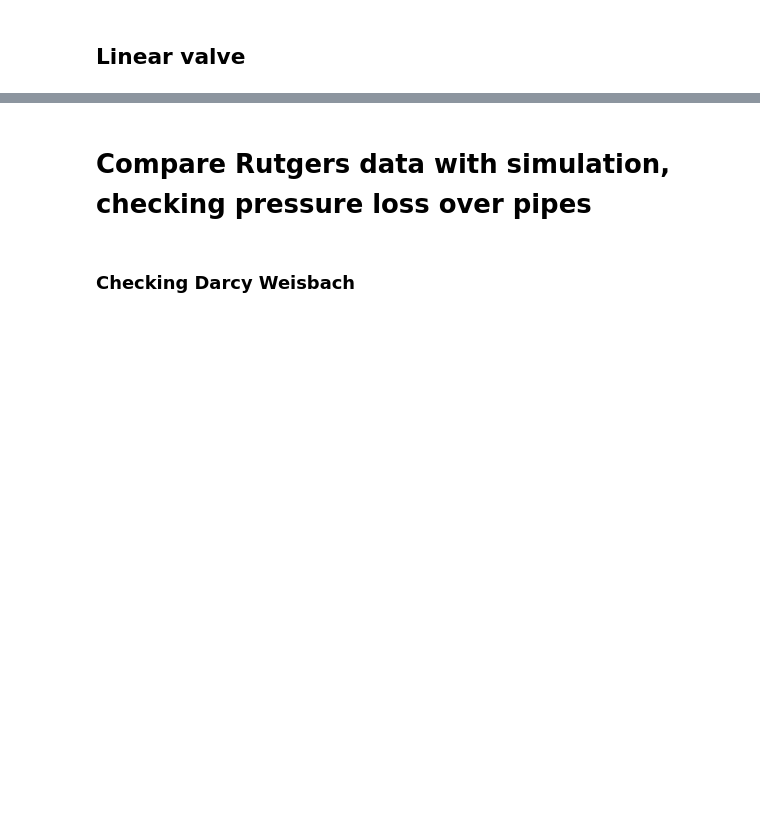
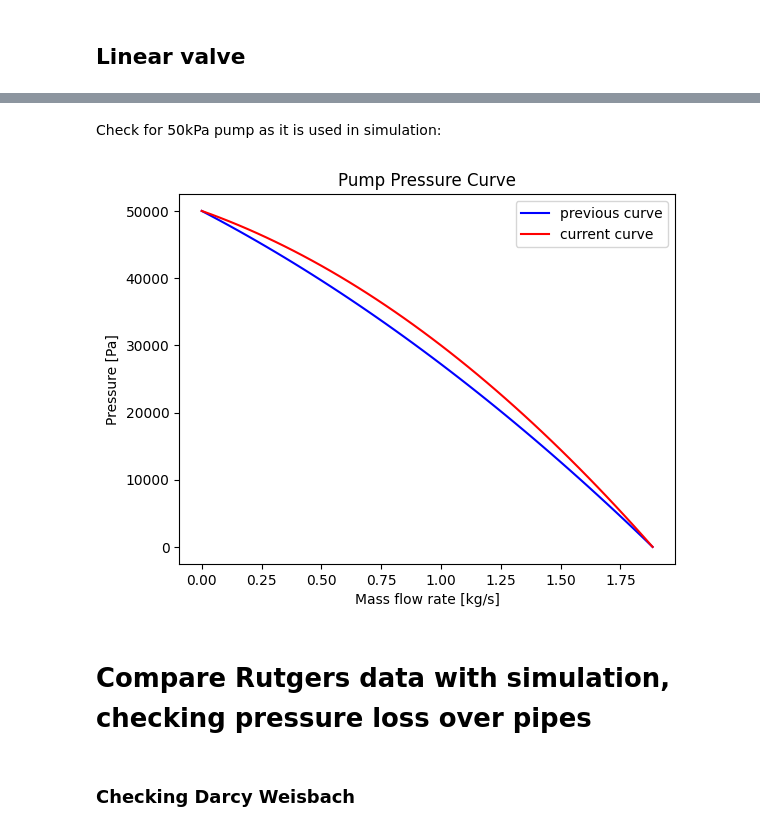
Before and after one commit to Pietervb2/thesis, a Jupyter notebook: obtain_realistic parameters.ipynb, the cells around one changed output, grey strips where cells are left out. Drawn from its saved outputs; the diff is of its cells as text; code cells hidden in the pictures; blank space fills up the shorter version.

Commit message:
checked all components, updated constants, updated code to implement optimization.

```diff
--- a/obtain_realistic parameters.ipynb
+++ b/obtain_realistic parameters.ipynb
@@ -474,0 +452,24 @@ No artists with labels found to put in legend.  Note that artists whose label st
+# %% [markdown]
+Check for 50kPa pump as it is used in simulation:
+# %%
+a_prev = -4221.7159851
+b_prev = -18568.07669405
+c_prev = 50000.0
+
+# Verify fit
+mflow_test = np.linspace(0, mflow_max, 50)
+dp_fit_prev = [pump_curve(a_prev, b_prev, c_prev, m) for m in mflow_test]
+
+plt.figure()
+# plt.plot(mflow_data, dp_data, 'ro', label='Measurement data')
+plt.plot(mflow_test, dp_fit_prev, 'b-', label = 'previous curve')
+plt.plot(mflow_test, dp_fit_current, 'r-', label = 'current curve')
+plt.xlabel('Mass flow rate [kg/s]')
+plt.ylabel('Pressure [Pa]')
+plt.title('Pump Pressure Curve')
+plt.legend()
+plt.show()
+
+# pump_curve()
+# %% [output]
+[figure, added]
```
Also changed, not shown: parts of 28 cells of this notebook, 13 other files.
